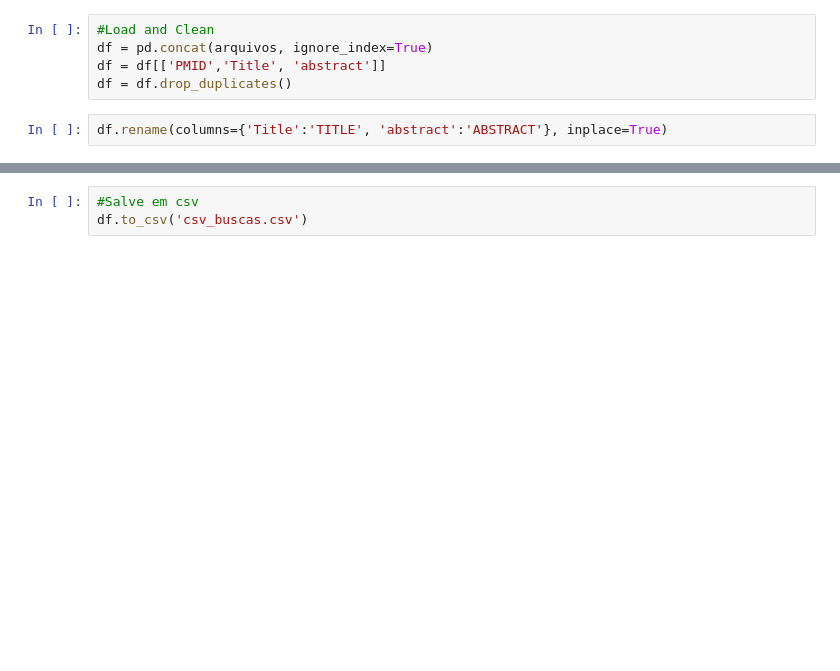
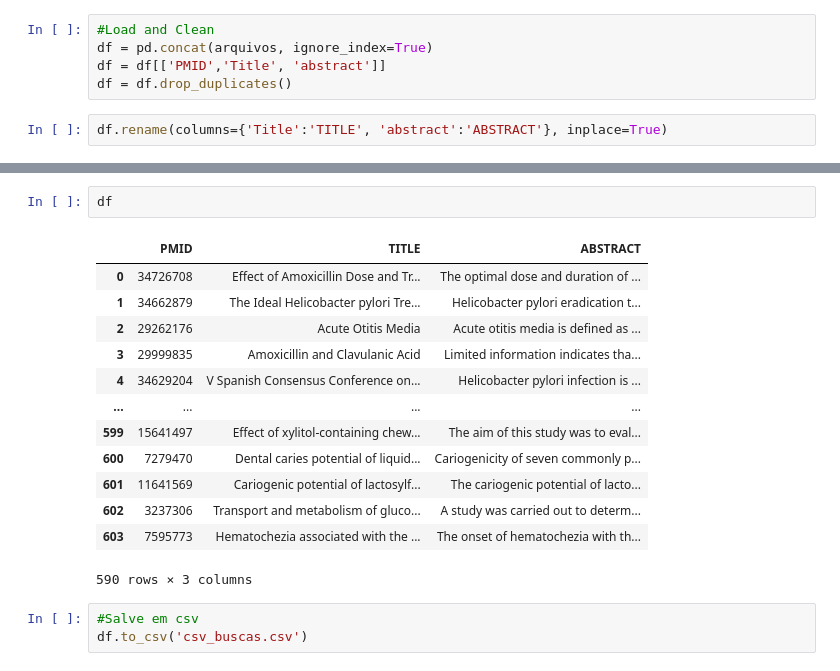
Before and after one commit to racicley-dev/TCC_, a Jupyter notebook: ETL_dataframe.ipynb, the cells around one changed output, grey strips where cells are left out. Drawn from its saved outputs; the diff is of its cells as text; blank space fills up the shorter version.

```diff
--- a/ETL_dataframe.ipynb
+++ b/ETL_dataframe.ipynb
@@ -57,3 +44,19 @@ df = df[df['TITLE'].duplicated() == False]
+# %%
+df
+# %% [output]
+|  | PMID | TITLE | ABSTRACT |
+| 0 | 34726708 | Effect of Amoxicillin Dose and Tr... | The optimal dose and duration of ... |
+| 1 | 34662879 | The Ideal Helicobacter pylori Tre... | Helicobacter pylori eradication t... |
+| 2 | 29262176 | Acute Otitis Media | Acute otitis media is defined as ... |
+| 3 | 29999835 | Amoxicillin and Clavulanic Acid | Limited information indicates tha... |
+| 4 | 34629204 | V Spanish Consensus Conference on... | Helicobacter pylori infection is ... |
+| ... | ... | ... | ... |
+| 599 | 15641497 | Effect of xylitol-containing chew... | The aim of this study was to eval... |
+| 600 | 7279470 | Dental caries potential of liquid... | Cariogenicity of seven commonly p... |
+| 601 | 11641569 | Cariogenic potential of lactosylf... | The cariogenic potential of lacto... |
+| 602 | 3237306 | Transport and metabolism of gluco... | A study was carried out to determ... |
+| 603 | 7595773 | Hematochezia associated with the ... | The onset of hematochezia with th... |
+590 rows × 3 columns
 # %%
 #Salve em csv
 df.to_csv('csv_buscas.csv')
```
Also changed, not shown: parts of 3 cells of this notebook, 4 other files.
